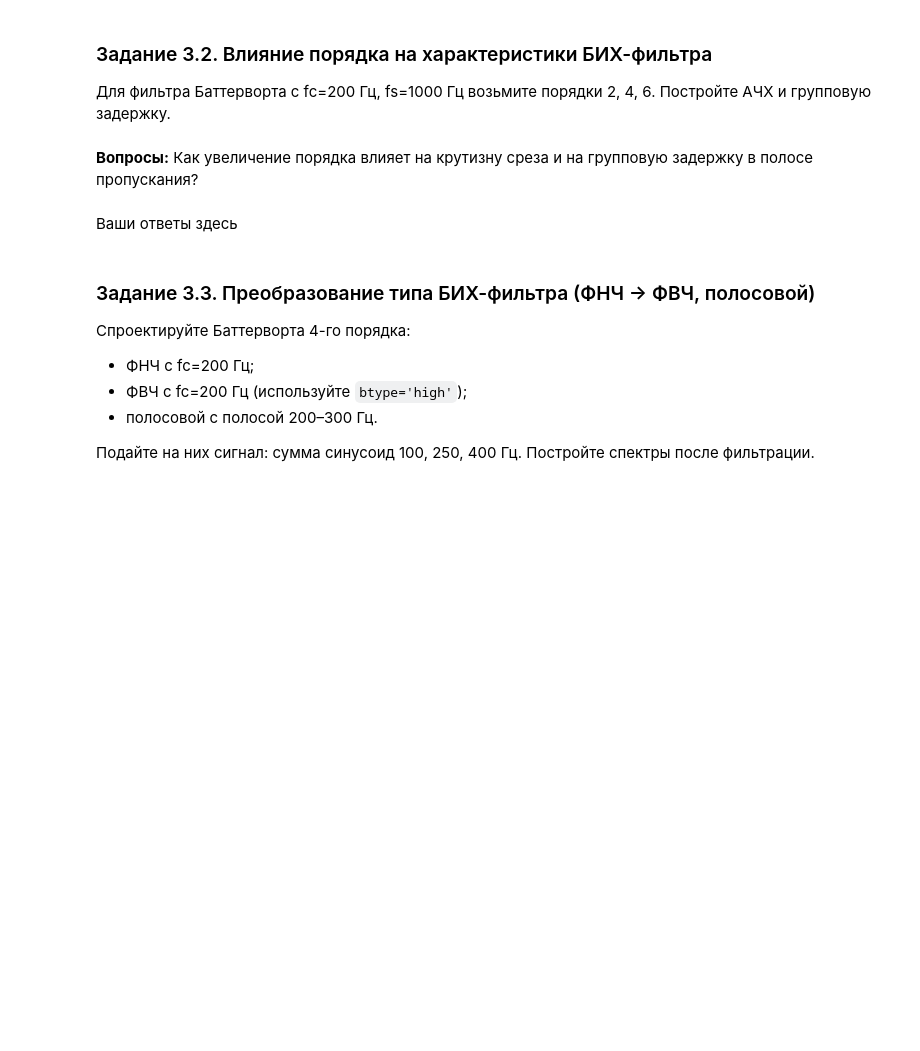
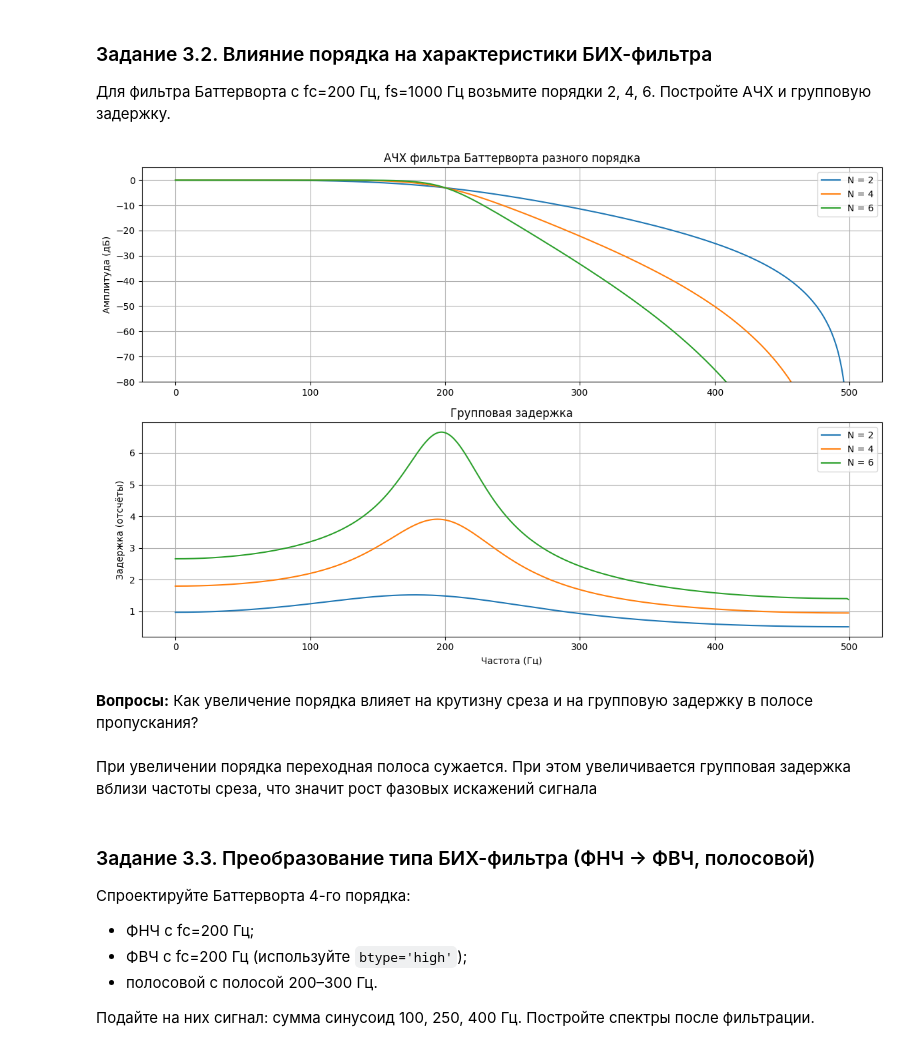
Before and after one commit to ilya-agafonov/dsp-seminars, a Jupyter notebook: seminars/6_Agafonov.ipynb, the cells around one changed output. Cells and saved outputs as stored; diff of their text form; code cells hidden in the pictures; blank space fills up the shorter version.

```diff
--- a/seminars/6_Agafonov.ipynb
+++ b/seminars/6_Agafonov.ipynb
@@ -343,7 +391,38 @@ plt.show()
+# %%
+orders = [2, 4, 6]
+plt.figure(figsize=(12, 8))
+
+# АЧХ
+plt.subplot(2, 1, 1)
+for N_ord in orders:
+    b, a = signal.butter(N_ord, fc, btype='low', fs=fs)
+    w, h = signal.freqz(b, a, fs=fs)
+    plt.plot(w, 20 * np.log10(np.abs(h) + 1e-12), label=f'N = {N_ord}')
+plt.title('АЧХ фильтра Баттерворта разного порядка')
+plt.ylabel('Амплитуда (дБ)')
+plt.grid(True)
+plt.legend()
+plt.ylim(-80, 5)
+
+plt.subplot(2, 1, 2)
+for N_ord in orders:
+    b, a = signal.butter(N_ord, fc, btype='low', fs=fs)
+    w, gd = signal.group_delay((b, a), fs=fs)
+    plt.plot(w, gd, label=f'N = {N_ord}')
+plt.title('Групповая задержка')
+plt.xlabel('Частота (Гц)')
+plt.ylabel('Задержка (отсчёты)')
+plt.grid(True)
+plt.legend()
+
+plt.tight_layout()
+plt.show()
+# %% [output]
+[figure, added]
 # %% [markdown]
 **Вопросы:** Как увеличение порядка влияет на крутизну среза и на групповую задержку в полосе пропускания?
-# %% [markdown]
-Ваши ответы здесь
+# %% [markdown]
+При увеличении порядка переходная полоса сужается. При этом увеличивается групповая задержка вблизи частоты среза, что значит рост фазовых искажений сигнала
 # %% [markdown]
 ### Задание 3.3. Преобразование типа БИХ-фильтра (ФНЧ → ФВЧ, полосовой)
 Спроектируйте Баттерворта 4-го порядка:
```
Also changed, not shown: parts of 21 cells of this notebook.
